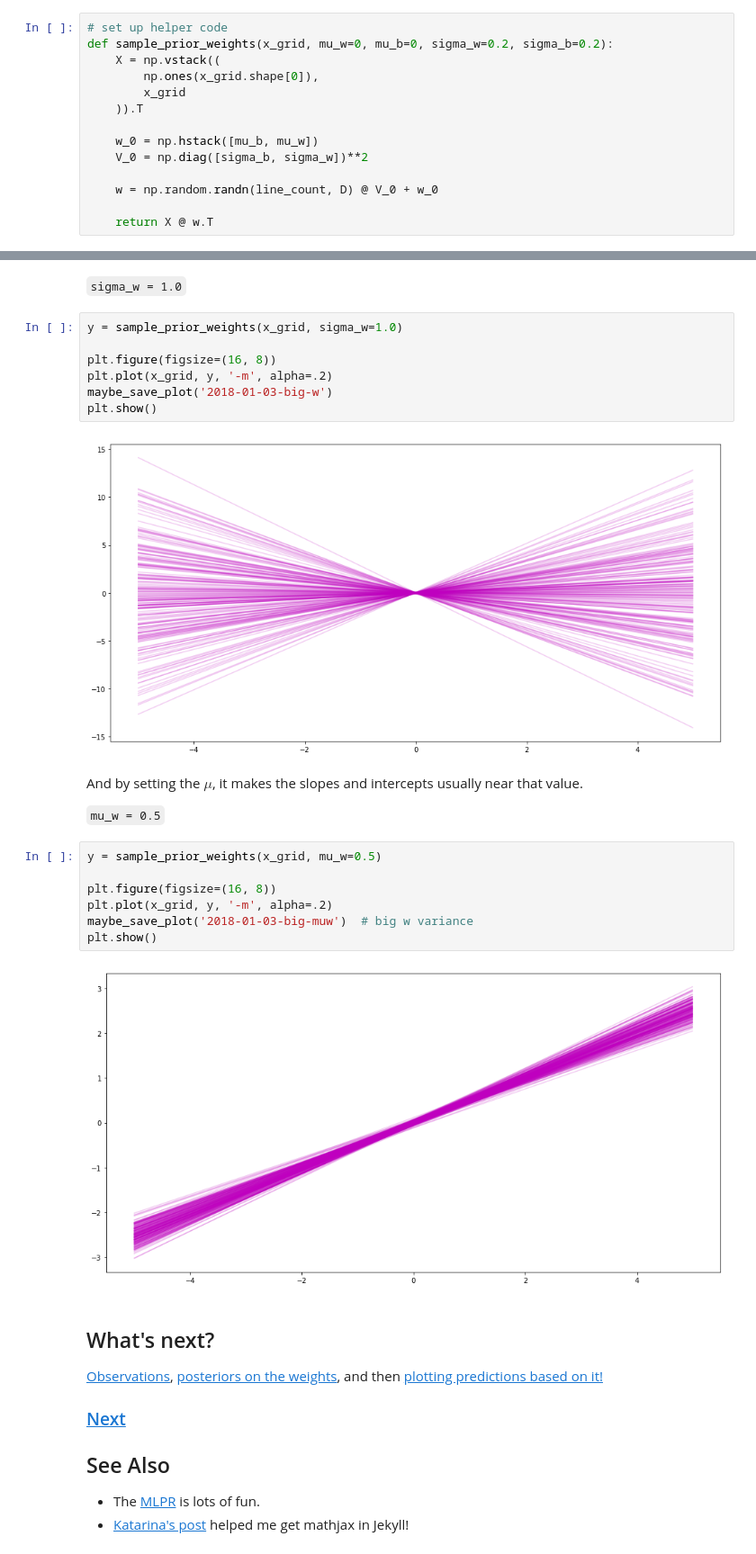
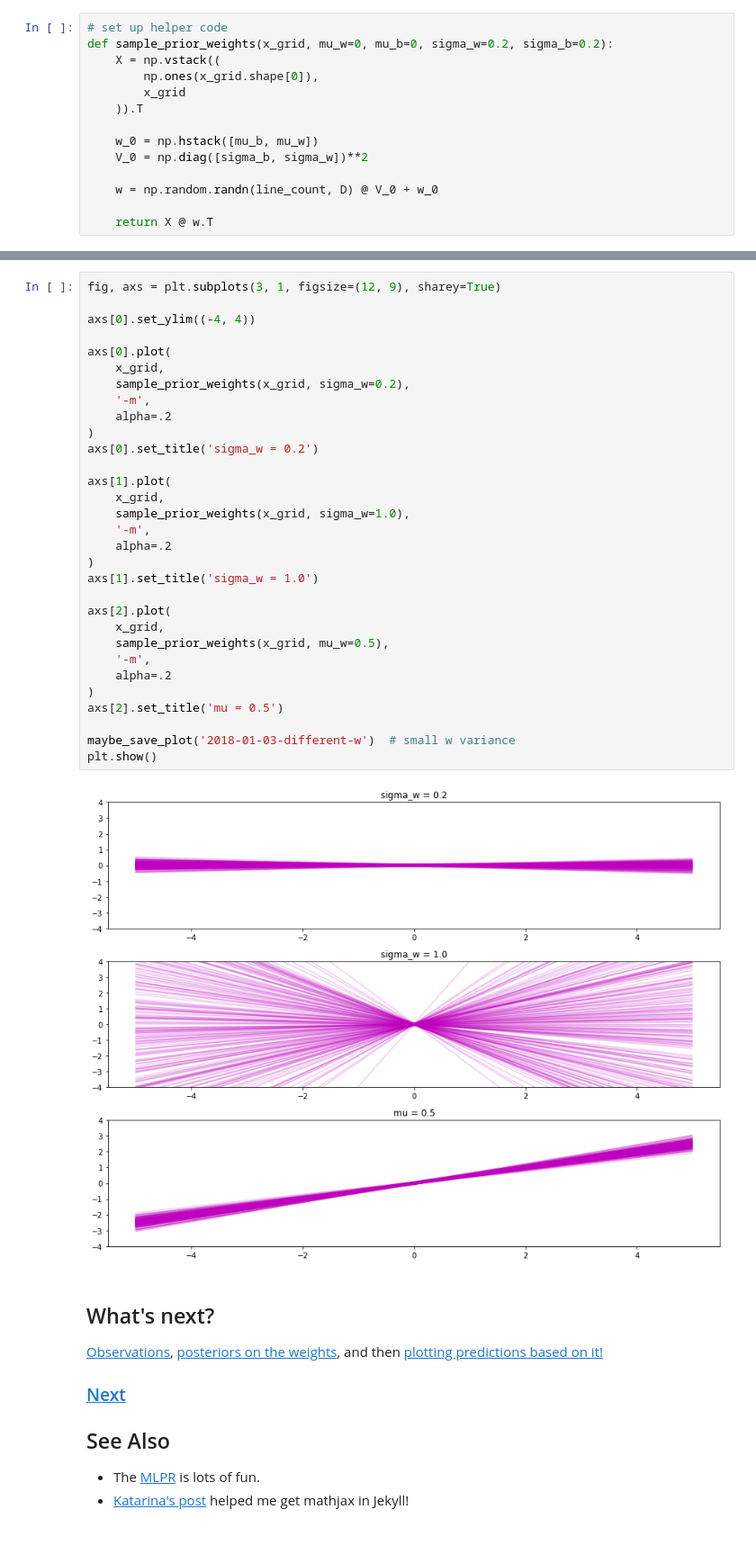
Before and after one commit to jessstringham/notebooks, a Jupyter notebook: 2018-01-03-bayesian-linreg.ipynb, the cells around one changed output, grey strips where cells are left out. Shown at 90% size. Drawn from its saved outputs; the diff is of its cells as text.

```diff
--- a/2018-01-03-bayesian-linreg.ipynb
+++ b/2018-01-03-bayesian-linreg.ipynb
@@ -98,27 +89,36 @@ plt.show()
-# %% [markdown]
-`sigma_w = 1.0`
-# %%
-y = sample_prior_weights(x_grid, sigma_w=1.0)
-
-plt.figure(figsize=(16, 8))
-plt.plot(x_grid, y, '-m', alpha=.2)
-maybe_save_plot('2018-01-03-big-w')
-plt.show()
-# %% [output]
-[figure, removed]
-# %% [markdown]
-And by setting the \\(\mu\\), it makes the slopes and intercepts usually near that value.
-
-`mu_w = 0.5`
-# %%
-y = sample_prior_weights(x_grid, mu_w=0.5)
-
-plt.figure(figsize=(16, 8))
-plt.plot(x_grid, y, '-m', alpha=.2)
-maybe_save_plot('2018-01-03-big-muw')  # big w variance
-plt.show()
-# %% [output]
-[figure, removed]
+# %%
+fig, axs = plt.subplots(3, 1, figsize=(12, 9), sharey=True)
+
+axs[0].set_ylim((-4, 4))
+
+axs[0].plot(
+    x_grid,
+    sample_prior_weights(x_grid, sigma_w=0.2),
+    '-m',
+    alpha=.2
+)
+axs[0].set_title('sigma_w = 0.2')
+
+axs[1].plot(
+    x_grid,
+    sample_prior_weights(x_grid, sigma_w=1.0),
+    '-m',
+    alpha=.2
+)
+axs[1].set_title('sigma_w = 1.0')
+
+axs[2].plot(
+    x_grid,
+    sample_prior_weights(x_grid, mu_w=0.5),
+    '-m',
+    alpha=.2
+)
+axs[2].set_title('mu = 0.5')
+
+maybe_save_plot('2018-01-03-different-w')  # small w variance
+plt.show()
+# %% [output]
+[figure, added]
 # %% [markdown]
 ## What's next?
 
```
Also changed, not shown: parts of 5 cells of this notebook, 16 other files.
